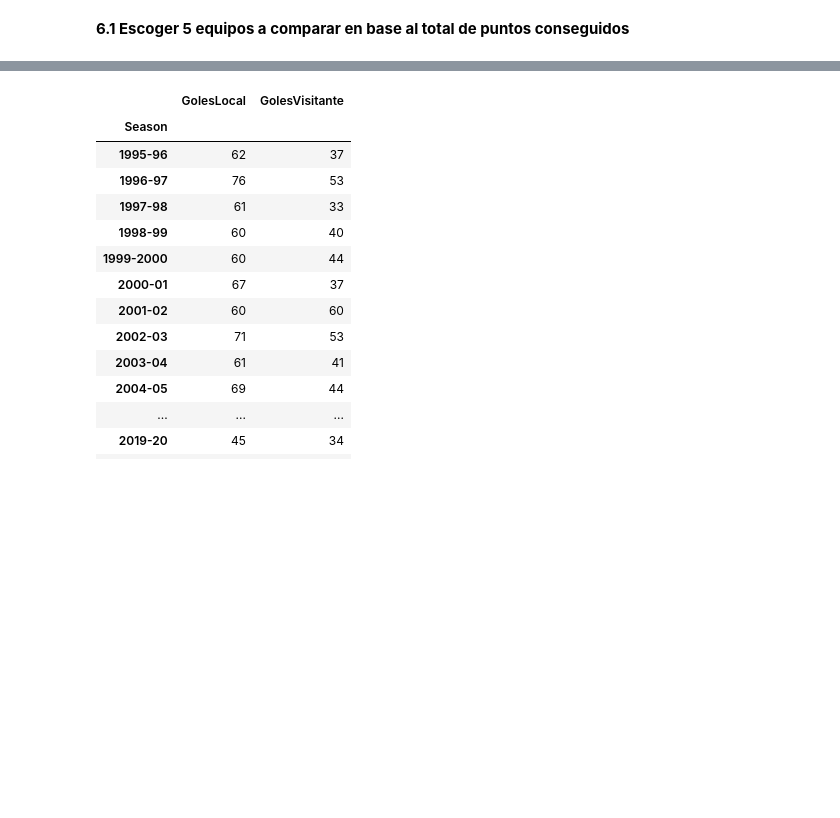
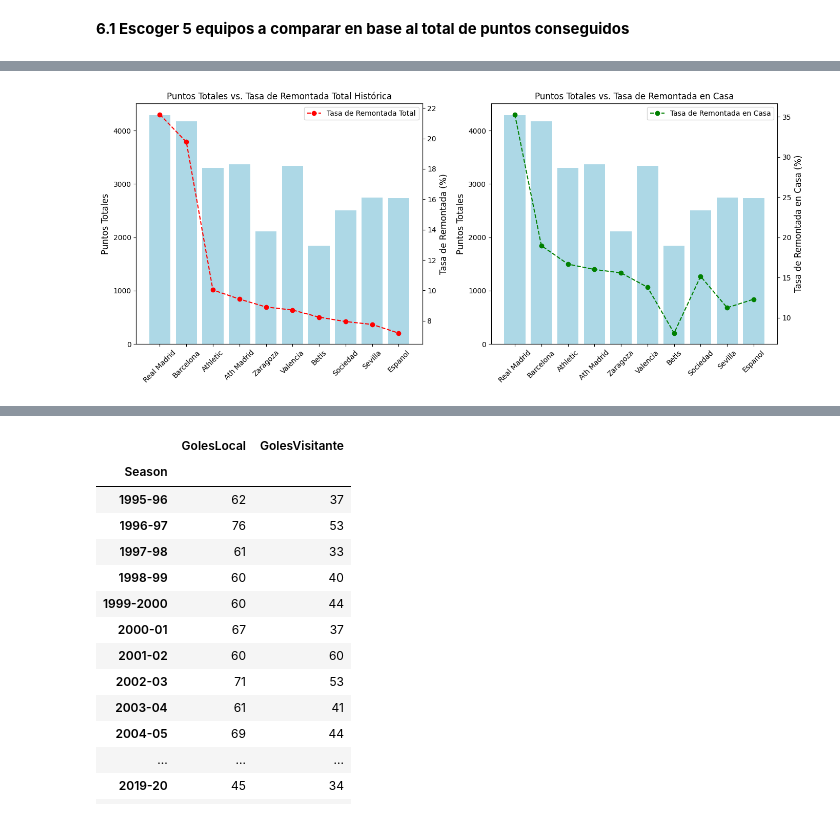
Before and after one commit to IbaiCosgaya/EDA_Analisis_Deportivo, a Jupyter notebook: liga.ipynb, the cells around one changed output, grey strips where cells are left out. Cells and saved outputs as stored; diff of their text form; code cells hidden in the pictures; blank space fills up the shorter version.

```diff
--- a/liga.ipynb
+++ b/liga.ipynb
@@ -620,7 +485,6 @@ puntos
 # %% [markdown]
 **6.1 Escoger 5 equipos a comparar en base al total de puntos conseguidos**
 # %%
-# puntos_nueva = puntos[["PUNTOS"]]
-puntos_nueva = puntos.sort_values(by="PUNTOS", ascending=False).head()
+puntos_nueva = puntos.sort_values(by="PUNTOS", ascending=False).head(10)
 puntos_nueva["CLUBES"]
 # %% [output]
@@ -749,0 +654,32 @@ team_season_stats
+# %%
+# Configurar la figura
+fig, axs = plt.subplots(1, 2, figsize=(14, 6))
+
+# Gráfico 1: Puntos históricos vs. Tasa de remontada total
+axs[0].bar(team_global_stats.index, team_global_stats["PUNTOS"], color="lightblue", label="Puntos Totales")
+axs[0].set_ylabel("Puntos Totales", fontsize=12)
+axs[0].tick_params(axis="x", rotation=45)
+
+ax2 = axs[0].twinx()
+ax2.plot(team_global_stats.index, team_global_stats["Total_Remontada_Rate"], color="red", marker="o", linestyle="--", label="Tasa de Remontada Total")
+ax2.set_ylabel("Tasa de Remontada (%)", fontsize=12)
+ax2.legend(loc="upper right")
+
+axs[0].set_title("Puntos Totales vs. Tasa de Remontada Total Histórica")
+
+# Gráfico 2: Puntos históricos vs. Tasa de remontada en casa
+axs[1].bar(team_global_stats.index, team_global_stats["PUNTOS"], color="lightblue", label="Puntos Totales")
+axs[1].set_ylabel("Puntos Totales", fontsize=12)
+axs[1].tick_params(axis="x", rotation=45)
+
+ax3 = axs[1].twinx()
+ax3.plot(team_global_stats.index, team_global_stats["Total_Remontada_Casa_Rate"], color="green", marker="o", linestyle="--", label="Tasa de Remontada en Casa")
+ax3.set_ylabel("Tasa de Remontada en Casa (%)", fontsize=12)
+ax3.legend(loc="upper right")
+
+axs[1].set_title("Puntos Totales vs. Tasa de Remontada en Casa")
+
+plt.tight_layout()
+plt.show()
+# %% [output]
+[figure, added]
```
Also changed, not shown: parts of 35 cells of this notebook.
